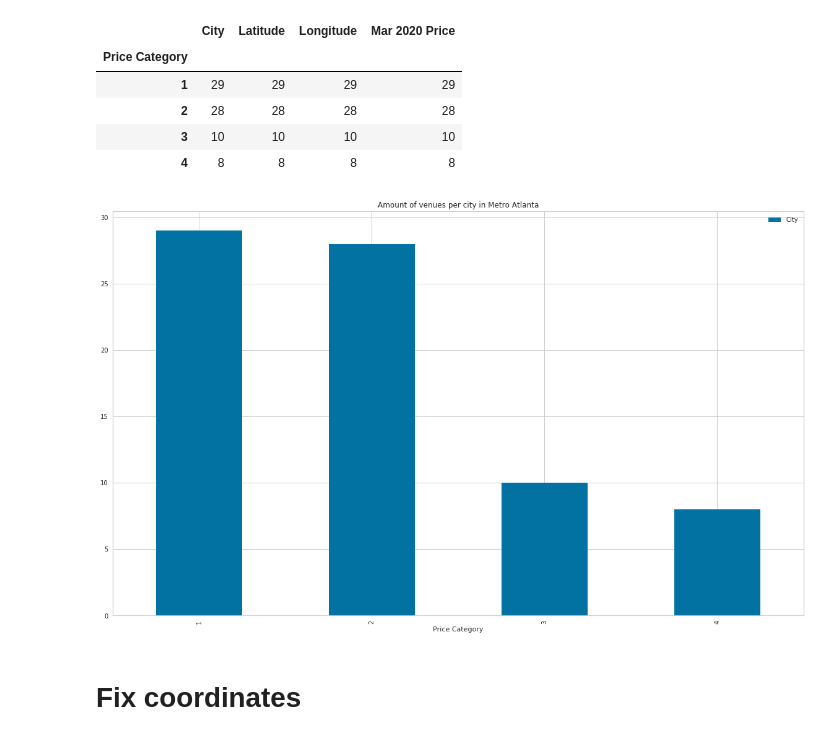
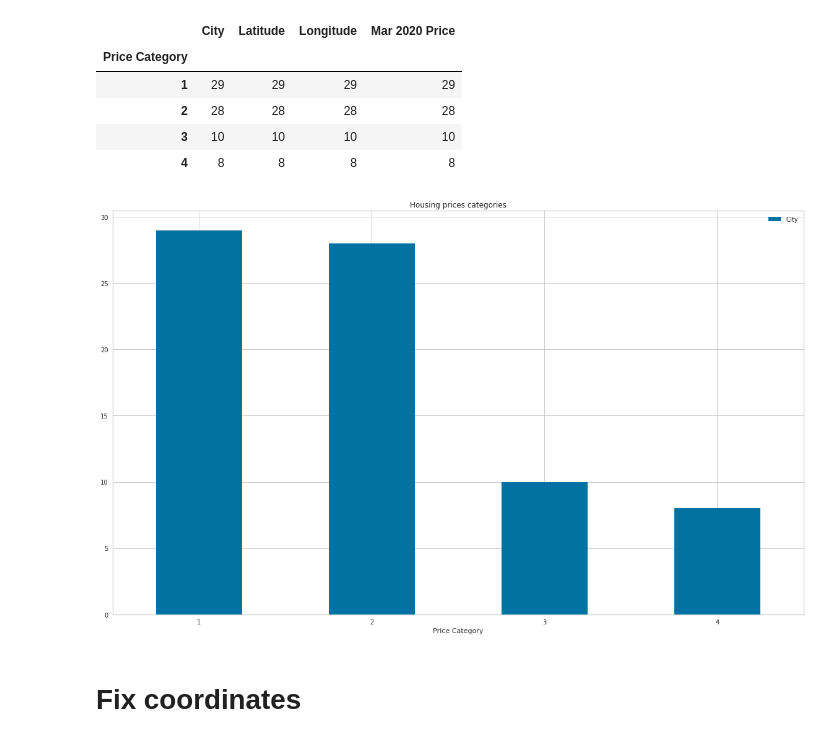
Before and after one commit to JoanSantus/Coursera_Capstone, a Jupyter notebook: Capstone Project Atlanta.ipynb, the cells around one changed output. Cells and saved outputs as stored; diff of their text form; code cells hidden in the pictures.

```diff
--- a/Capstone Project Atlanta.ipynb
+++ b/Capstone Project Atlanta.ipynb
@@ -322,17 +322,17 @@ df_atlanta.groupby('Price Category').count() # I check how many cities are in ea
 # %%
 df_atlantapricecat = df_atlanta.groupby('Price Category').count()
 del df_atlantapricecat['Longitude']
 del df_atlantapricecat['Latitude']
 del df_atlantapricecat['Mar 2020 Price']
 df_atlantapricecat.plot(kind='bar', figsize=(20, 12))
 
 plt.xlabel('Price Category') # add to x-label to the plot
-
-plt.title('Amount of venues per city in Metro Atlanta') # add title to the plot
+plt.xticks(rotation=0)
+plt.title('Housing prices categories') # add title to the plot
 
 plt.show()
 # %% [output]
-[figure, old version]
+[figure, new version]
 # %% [markdown]
 # Fix coordinates
 # %%
```
Also changed, not shown: parts of 23 cells of this notebook.
